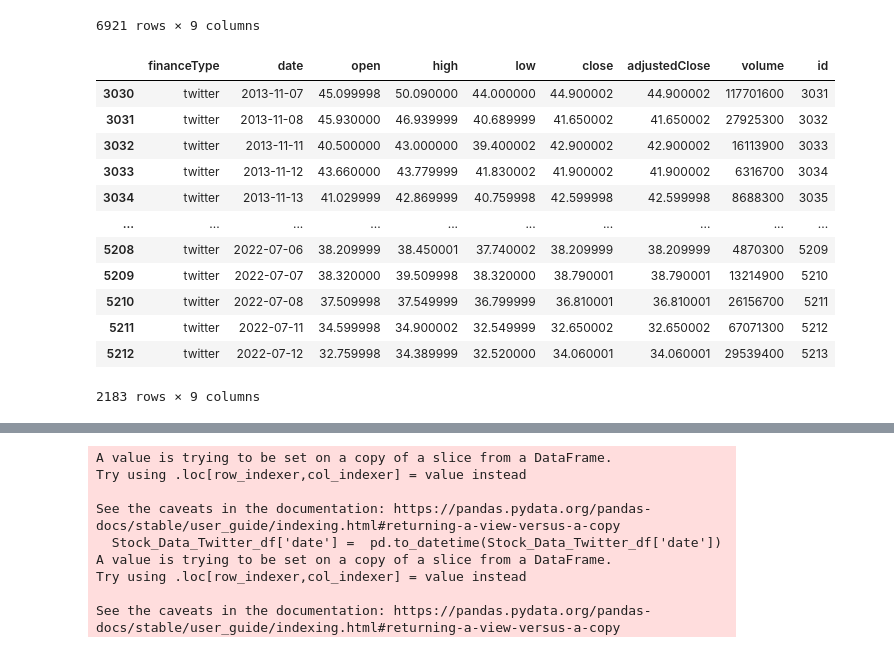
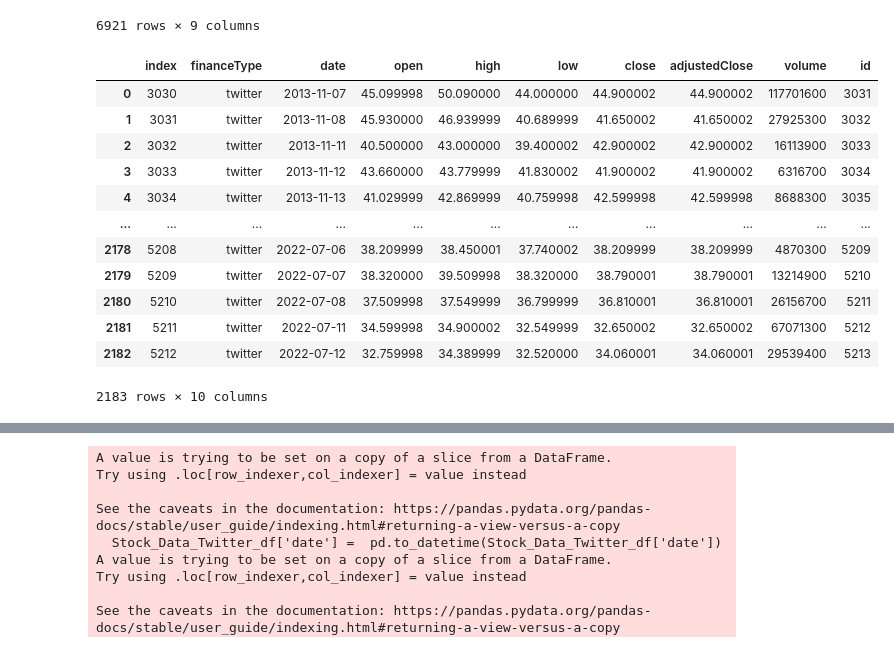
Before and after one commit to VanAntworth/To-The-Moon, a Jupyter notebook: Segment2_Delivery/Pre_Processing/Delta_Percentage_Analysis.ipynb, the cells around one changed output, grey strips where cells are left out. Cells and saved outputs as stored; diff of their text form; code cells hidden in the pictures.

```diff
--- a/Segment2_Delivery/Pre_Processing/Delta_Percentage_Analysis.ipynb
+++ b/Segment2_Delivery/Pre_Processing/Delta_Percentage_Analysis.ipynb
@@ -183,20 +183,21 @@ Stock_Data
 6921 rows × 9 columns
 # %%
 Stock_Data_Twitter_df = Stock_Data[(Stock_Data["financeType"] == "twitter")]
+Stock_Data_Twitter_df.reset_index(inplace=True)
 Stock_Data_Twitter_df
 # %% [output]
-|  | financeType | date | open | high | low | close | adjustedClose | volume | id |
-| 3030 | twitter | 2013-11-07 | 45.099998 | 50.090000 | 44.000000 | 44.900002 | 44.900002 | 117701600 | 3031 |
-| 3031 | twitter | 2013-11-08 | 45.930000 | 46.939999 | 40.689999 | 41.650002 | 41.650002 | 27925300 | 3032 |
-| 3032 | twitter | 2013-11-11 | 40.500000 | 43.000000 | 39.400002 | 42.900002 | 42.900002 | 16113900 | 3033 |
-| 3033 | twitter | 2013-11-12 | 43.660000 | 43.779999 | 41.830002 | 41.900002 | 41.900002 | 6316700 | 3034 |
-| 3034 | twitter | 2013-11-13 | 41.029999 | 42.869999 | 40.759998 | 42.599998 | 42.599998 | 8688300 | 3035 |
-| ... | ... | ... | ... | ... | ... | ... | ... | ... | ... |
-| 5208 | twitter | 2022-07-06 | 38.209999 | 38.450001 | 37.740002 | 38.209999 | 38.209999 | 4870300 | 5209 |
-| 5209 | twitter | 2022-07-07 | 38.320000 | 39.509998 | 38.320000 | 38.790001 | 38.790001 | 13214900 | 5210 |
-| 5210 | twitter | 2022-07-08 | 37.509998 | 37.549999 | 36.799999 | 36.810001 | 36.810001 | 26156700 | 5211 |
-| 5211 | twitter | 2022-07-11 | 34.599998 | 34.900002 | 32.549999 | 32.650002 | 32.650002 | 67071300 | 5212 |
-| 5212 | twitter | 2022-07-12 | 32.759998 | 34.389999 | 32.520000 | 34.060001 | 34.060001 | 29539400 | 5213 |
+|  | index | financeType | date | open | high | low | close | adjustedClose | volume | id |
+| 0 | 3030 | twitter | 2013-11-07 | 45.099998 | 50.090000 | 44.000000 | 44.900002 | 44.900002 | 117701600 | 3031 |
+| 1 | 3031 | twitter | 2013-11-08 | 45.930000 | 46.939999 | 40.689999 | 41.650002 | 41.650002 | 27925300 | 3032 |
+| 2 | 3032 | twitter | 2013-11-11 | 40.500000 | 43.000000 | 39.400002 | 42.900002 | 42.900002 | 16113900 | 3033 |
+| 3 | 3033 | twitter | 2013-11-12 | 43.660000 | 43.779999 | 41.830002 | 41.900002 | 41.900002 | 6316700 | 3034 |
+| 4 | 3034 | twitter | 2013-11-13 | 41.029999 | 42.869999 | 40.759998 | 42.599998 | 42.599998 | 8688300 | 3035 |
+| ... | ... | ... | ... | ... | ... | ... | ... | ... | ... | ... |
+| 2178 | 5208 | twitter | 2022-07-06 | 38.209999 | 38.450001 | 37.740002 | 38.209999 | 38.209999 | 4870300 | 5209 |
+| 2179 | 5209 | twitter | 2022-07-07 | 38.320000 | 39.509998 | 38.320000 | 38.790001 | 38.790001 | 13214900 | 5210 |
+| 2180 | 5210 | twitter | 2022-07-08 | 37.509998 | 37.549999 | 36.799999 | 36.810001 | 36.810001 | 26156700 | 5211 |
+| 2181 | 5211 | twitter | 2022-07-11 | 34.599998 | 34.900002 | 32.549999 | 32.650002 | 32.650002 | 67071300 | 5212 |
+| 2182 | 5212 | twitter | 2022-07-12 | 32.759998 | 34.389999 | 32.520000 | 34.060001 | 34.060001 | 29539400 | 5213 |
-2183 rows × 9 columns
+2183 rows × 10 columns
 # %%
 Stock_Data_Tesla_df = Stock_Data[(Stock_Data["financeType"] == "tesla")]
```
Also changed, not shown: parts of 9 cells of this notebook.
